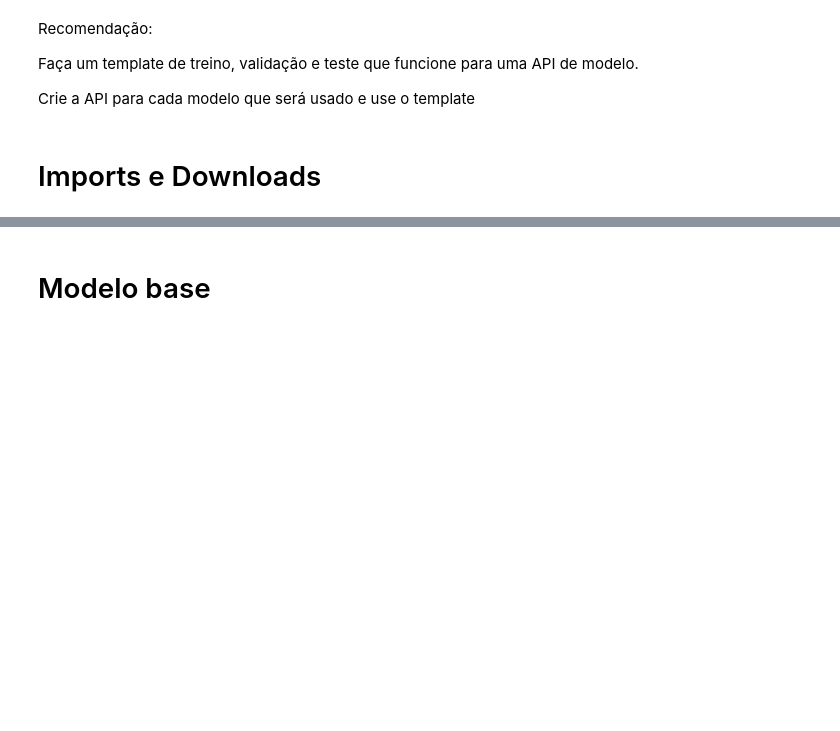
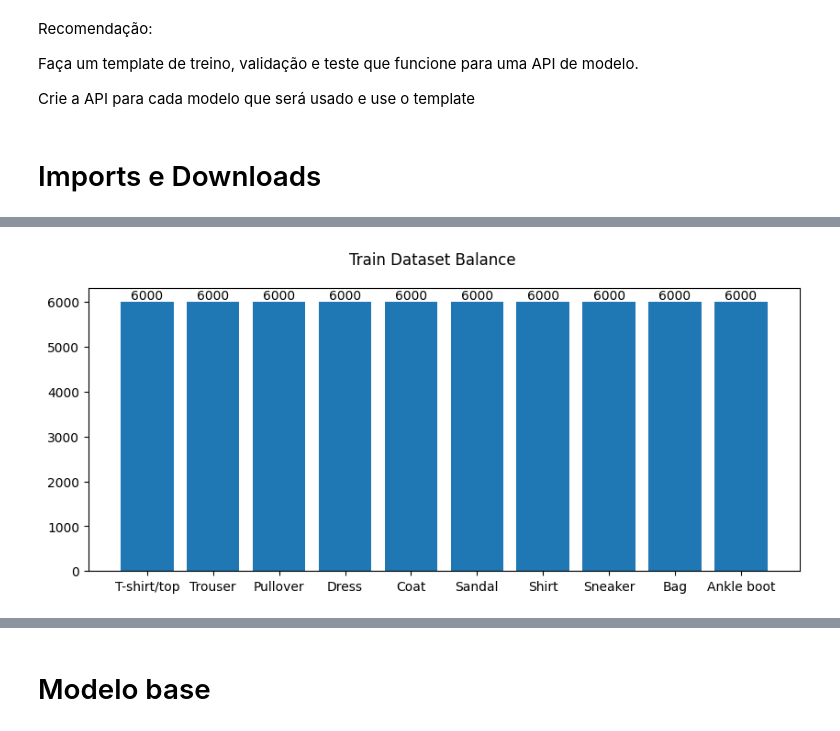
Before and after one commit to bruhenri12/fashion-mnist-dl, a Jupyter notebook: ListaPraticaMLPConv.ipynb, the cells around one changed output, grey strips where cells are left out. Drawn from its saved outputs; the diff is of its cells as text; code cells hidden in the pictures; blank space fills up the shorter version.

Commit message:
Importing datasets, and visualizing data

```diff
--- a/ListaPraticaMLPConv.ipynb
+++ b/ListaPraticaMLPConv.ipynb
@@ -74,0 +107,32 @@ Dataset FashionMNIST
+# %%
+train_classes_count = {
+  'T-shirt/top': 0,
+  'Trouser': 0,
+  'Pullover': 0,
+  'Dress': 0,
+  'Coat': 0,
+  'Sandal': 0,
+  'Shirt': 0,
+  'Sneaker': 0,
+  'Bag': 0,
+  'Ankle boot': 0
+}
+
+test_classes_count = {
+  'T-shirt/top': 0,
+  'Trouser': 0,
+  'Pullover': 0,
+  'Dress': 0,
+  'Coat': 0,
+  'Sandal': 0,
+  'Shirt': 0,
+  'Sneaker': 0,
+  'Bag': 0,
+  'Ankle boot': 0
+}
+
+for t in train.targets:
+  train_classes_count[train.classes[t]] += 1
+
+for t in test.targets:
+  test_classes_count[test.classes[t]] += 1
@@ -74,0 +141,8 @@ Dataset FashionMNIST
+# %%
+fig, ax = plt.subplots(figsize=(10, 4))
+bars = ax.bar(train.classes, train_classes_count.values())
+ax.bar_label(bars)
+plt.suptitle('Train Dataset Balance')
+plt.show()
+# %% [output]
+[figure, added]
```
Also changed, not shown: parts of 22 cells of this notebook.
